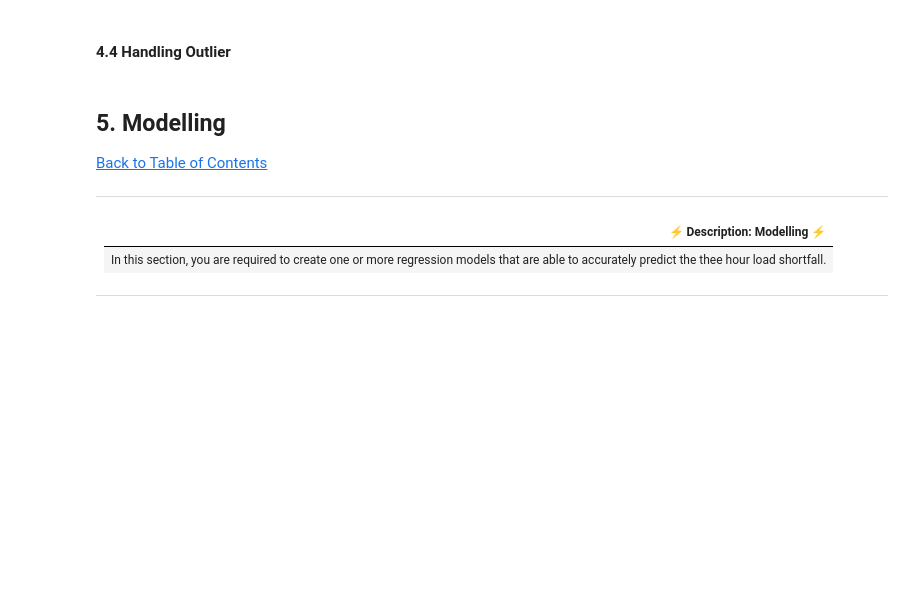
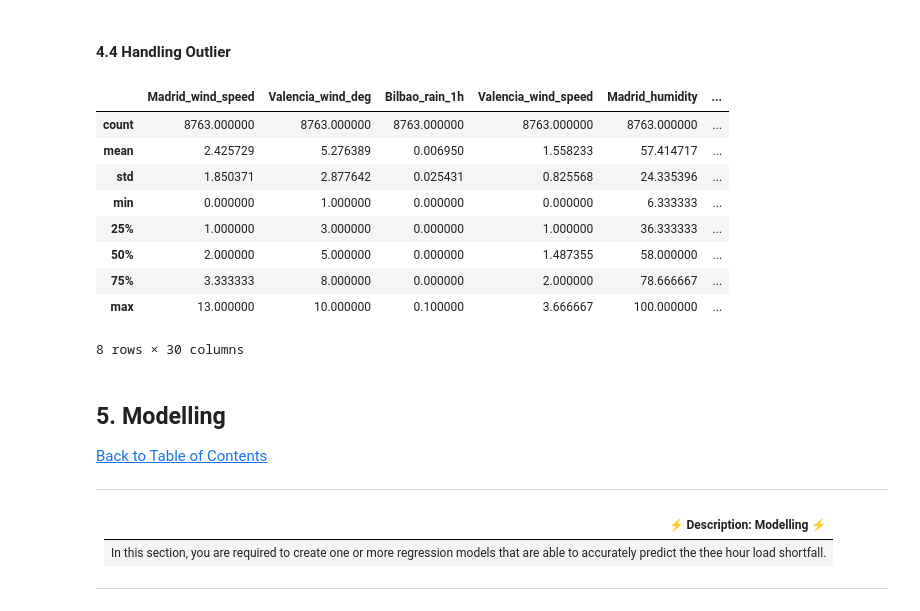
Before and after one commit to Adegbem/load-shortfall-regression-predict-api, a Jupyter notebook: starter-notebook.ipynb, the cells around one changed output. Drawn from its saved outputs; the diff is of its cells as text; code cells hidden in the pictures; blank space fills up the shorter version.

```diff
--- a/starter-notebook.ipynb
+++ b/starter-notebook.ipynb
@@ -585,14 +612,33 @@ df_train.head()
 #### 4.4 Handling Outlier
 # %%
 # Replacing all outlier values with the median value
+def replace_outliers(row, column, quantile, mean):
+    if row[column] > quantile:
+        row[column] = mean
+    return row
+
 features_with_outlier = ['Bilbao_rain_1h', 'Valencia_wind_speed',
                          'Bilbao_wind_speed', 'Barcelona_pressure',
-                         'Madrid_weather_id', 'Barcelona_weather_id']
+                         'Madrid_weather_id', 'Barcelona_weather_id',
+                         'Seville_weather_id']
 
 for feature in features_with_outlier:
-    df_train.loc[(df_train[feature] < feature_boundaries[feature][0])
-                 | (df_train[feature] > feature_boundaries[feature][1]), feature] = df_train[feature].median()
-    df_train[feature].median()
+    df_target = df_train.loc[df_train[feature] < quantile[feature], feature]
+    mean = df_target.mean()
+    df_train = df_train.apply(replace_outliers, column = feature, quantile=quantile[feature], mean=mean, axis=1)
+# %%
+df_train.describe()
+# %% [output]
+|  | Madrid_wind_speed | Valencia_wind_deg | Bilbao_rain_1h | Valencia_wind_speed | Madrid_humidity | ... |
+| count | 8763.000000 | 8763.000000 | 8763.000000 | 8763.000000 | 8763.000000 | ... |
+| mean | 2.425729 | 5.276389 | 0.006950 | 1.558233 | 57.414717 | ... |
+| std | 1.850371 | 2.877642 | 0.025431 | 0.825568 | 24.335396 | ... |
+| min | 0.000000 | 1.000000 | 0.000000 | 0.000000 | 6.333333 | ... |
+| 25% | 1.000000 | 3.000000 | 0.000000 | 1.000000 | 36.333333 | ... |
+| 50% | 2.000000 | 5.000000 | 0.000000 | 1.487355 | 58.000000 | ... |
+| 75% | 3.333333 | 8.000000 | 0.000000 | 2.000000 | 78.666667 | ... |
+| max | 13.000000 | 10.000000 | 0.100000 | 3.666667 | 100.000000 | ... |
+8 rows × 30 columns
 # %% [markdown]
 <a id="five"></a>
 ## 5. Modelling
```
Also changed, not shown: parts of 41 cells of this notebook, 2 other files.
